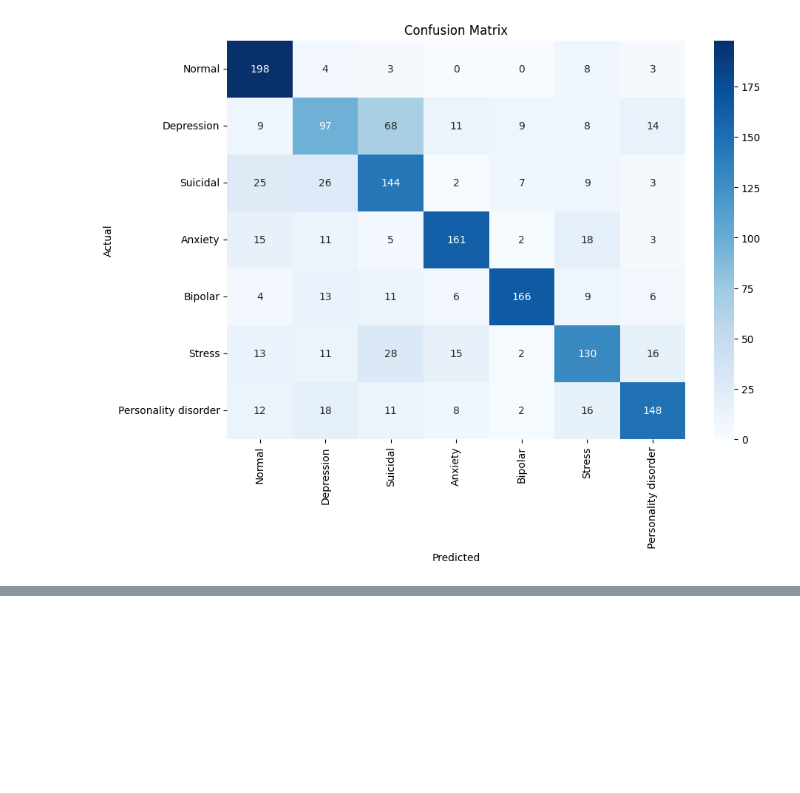
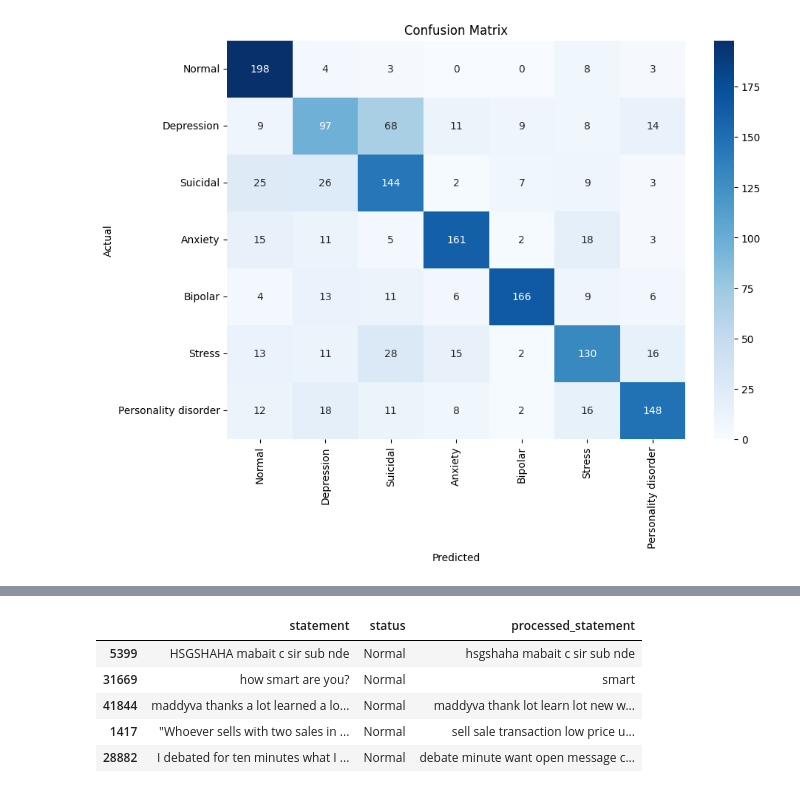
Before and after one commit to Hecramco/NLP_Projects, a Jupyter notebook: notebooks/NLP_Sentiment_Mental_health.ipynb, the cells around one changed output, grey strips where cells are left out. Cells and saved outputs as stored; diff of their text form; code cells hidden in the pictures; blank space fills up the shorter version.

```diff
--- a/notebooks/NLP_Sentiment_Mental_health.ipynb
+++ b/notebooks/NLP_Sentiment_Mental_health.ipynb
@@ -496,0 +556,10 @@ Personality disorder       0.77      0.69      0.73       215
+# %%
+ovs_df_mh['processed_statement']= ovs_df_mh['statement'].apply(preprocessing)
+ovs_df_mh.head()
+# %% [output]
+|  | statement | status | processed_statement |
+| 5399 | HSGSHAHA mabait c sir sub nde | Normal | hsgshaha mabait c sir sub nde |
+| 31669 | how smart are you? | Normal | smart |
+| 41844 | maddyva thanks a lot learned a lo... | Normal | maddyva thank lot learn lot new w... |
+| 1417 | "Whoever sells with two sales in ... | Normal | sell sale transaction low price u... |
+| 28882 | I debated for ten minutes what I ... | Normal | debate minute want open message c... |
```
Also changed, not shown: parts of 22 cells of this notebook.
